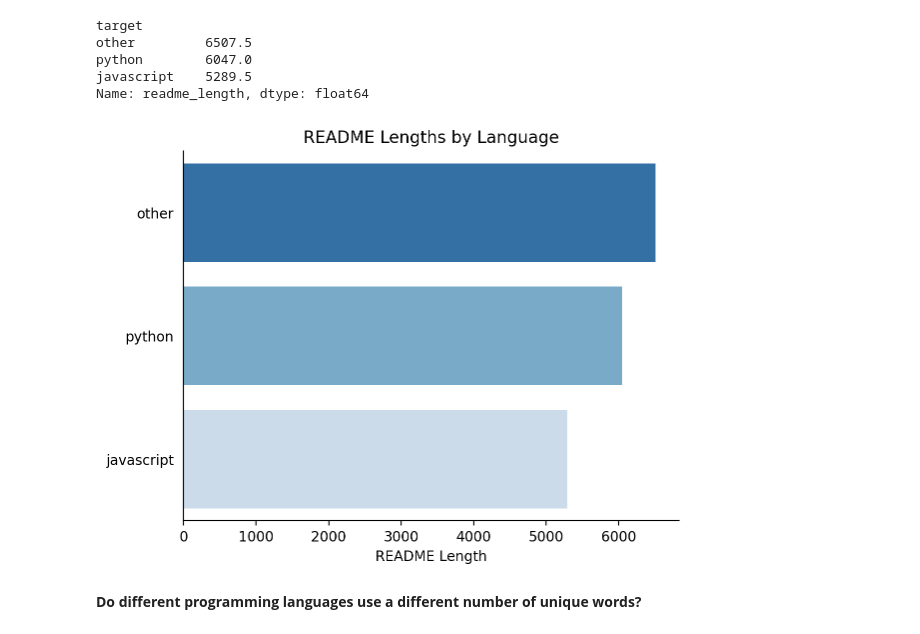
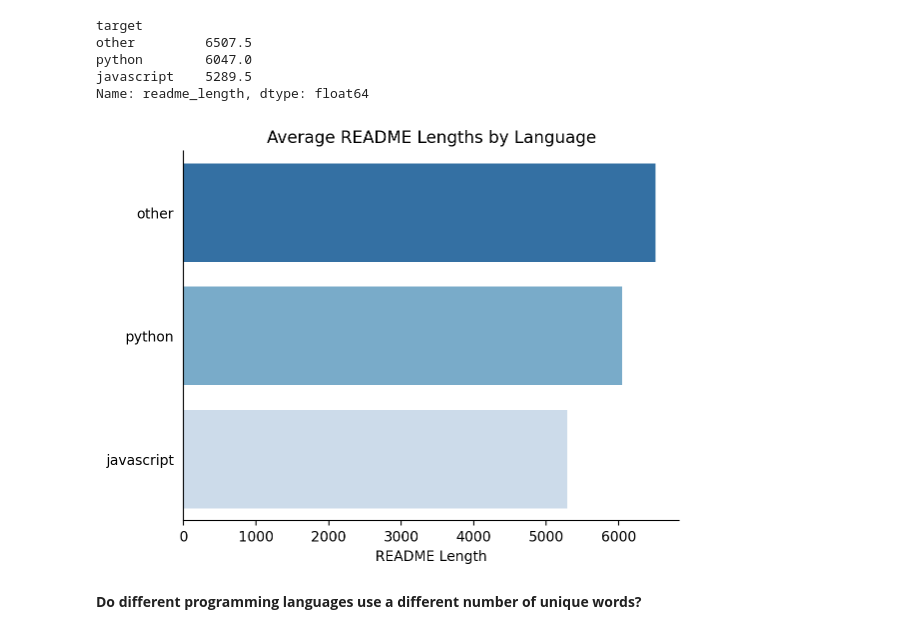
Before and after one commit to NLP-Operation-Repo/NLP-Operation-Repo, a Jupyter notebook: reyes_workbook/Explore.ipynb, the cells around one changed output. Drawn from its saved outputs; the diff is of its cells as text; code cells hidden in the pictures.

```diff
--- a/reyes_workbook/Explore.ipynb
+++ b/reyes_workbook/Explore.ipynb
@@ -153,26 +153,26 @@ Name: readme_length, dtype: float64
 # %%
 def plot_readme_lengths():
 
     df['readme_length'] = df['readme_contents'].apply(len)
     readme_lens = df.groupby('target')['readme_length'].median()
     index_mapping = {0: 'other', 1: 'python', 2: 'javascript'}
     readme_lens.index = readme_lens.sort_index().index.map(index_mapping)
 
     colors = sns.color_palette("Blues_r", len(readme_lens))
-    sns.barplot(x = readme_lens.values,
-                y = readme_lens.index,
+    sns.barplot(x = readme_lens.sort_values(ascending=False).values,
+                y = readme_lens.sort_values(ascending=False).index,
                 palette=colors)
-    plt.title('README Lengths by Language')
+    plt.title('Average README Lengths by Language')
 
     plt.tick_params(axis='both', left=False)
     plt.ylabel('')
     plt.xlabel('README Length')
     sns.despine()
     plt.show()
 
 plot_readme_lengths()
 # %% [output]
-[figure, old version]
+[figure, new version]
 # %% [markdown]
 **Do different programming languages use a different number of unique words?**
 # %%
```
Also changed, not shown: parts of 9 cells of this notebook.
